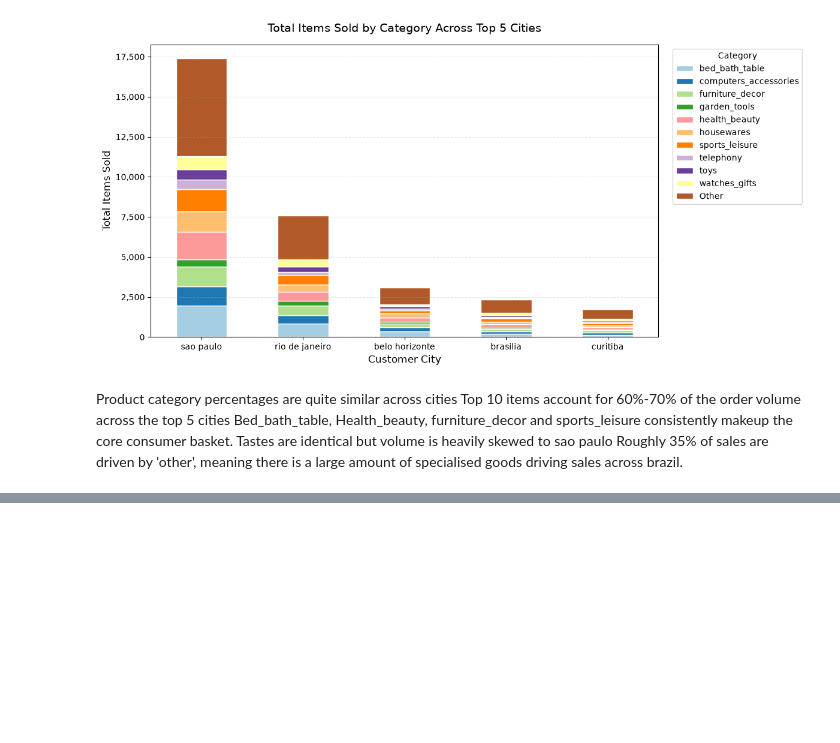
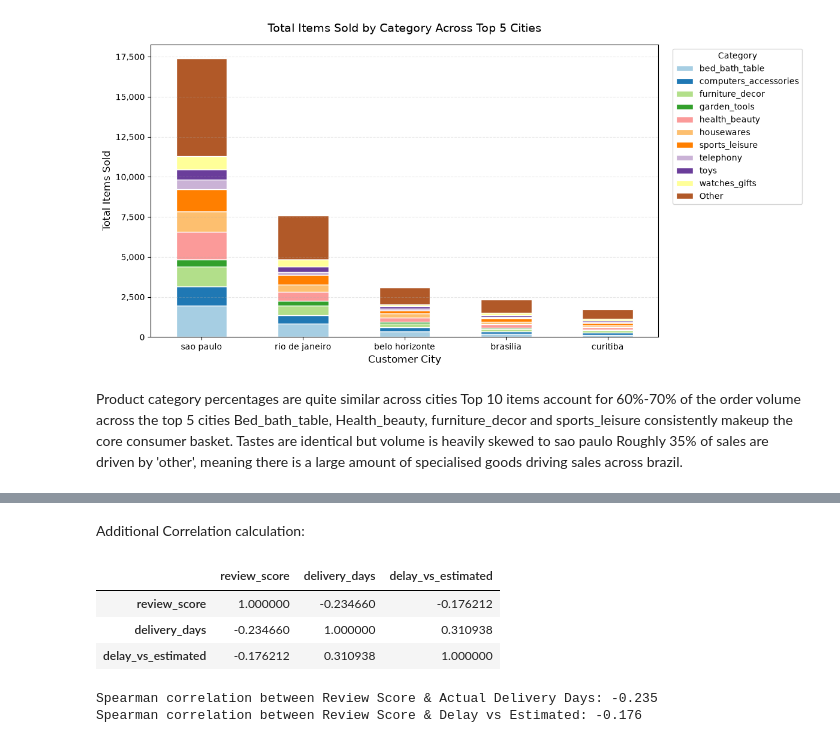
Before and after one commit to AnsonWhale/ecommerce-data-analysis, a Jupyter notebook: analysis.ipynb, the cells around one changed output, grey strips where cells are left out. Saved outputs shown, nothing was run; the diff lists cells and outputs as text; code cells hidden in the pictures; blank space fills up the shorter version.

```diff
--- a/analysis.ipynb
+++ b/analysis.ipynb
@@ -358,0 +410,33 @@ Roughly 35% of sales are driven by 'other', meaning there is a large amount of s
+# %% [markdown]
+Additional Correlation calculation:
+# %%
+query_corr = """
+SELECT
+    r.review_score,
+    DATE_DIFF('day', CAST(o.order_purchase_timestamp AS TIMESTAMP), CAST(o.order_delivered_customer_date AS TIMESTAMP)) AS delivery_days,
+    DATE_DIFF('day', CAST(o.order_estimated_delivery_date AS TIMESTAMP), CAST(o.order_delivered_customer_date AS TIMESTAMP)) AS delay_vs_estimated
+FROM 'data/raw/olist_orders_dataset.csv' AS o
+JOIN 'data/raw/olist_order_reviews_dataset.csv' AS r
+    ON o.order_id = r.order_id
+WHERE o.order_status = 'delivered'
+  AND o.order_delivered_customer_date IS NOT NULL;
+"""
+
+df_corr = duckdb.query(query_corr).df()
+# Calculate Spearman rank correlation matrix
+spearman_matrix = df_corr.corr(method='spearman')
+display(spearman_matrix)
+
+# Extract specific coefficients
+r_delivery = spearman_matrix.loc['review_score', 'delivery_days']
+r_delay = spearman_matrix.loc['review_score', 'delay_vs_estimated']
+
+print(f"Spearman correlation between Review Score & Actual Delivery Days: {r_delivery:.3f}")
+print(f"Spearman correlation between Review Score & Delay vs Estimated: {r_delay:.3f}")
+# %% [output]
+|  | review_score | delivery_days | delay_vs_estimated |
+| review_score | 1.000000 | -0.234660 | -0.176212 |
+| delivery_days | -0.234660 | 1.000000 | 0.310938 |
+| delay_vs_estimated | -0.176212 | 0.310938 | 1.000000 |
+Spearman correlation between Review Score & Actual Delivery Days: -0.235
+Spearman correlation between Review Score & Delay vs Estimated: -0.176
```
Also changed, not shown: parts of 15 cells of this notebook.
